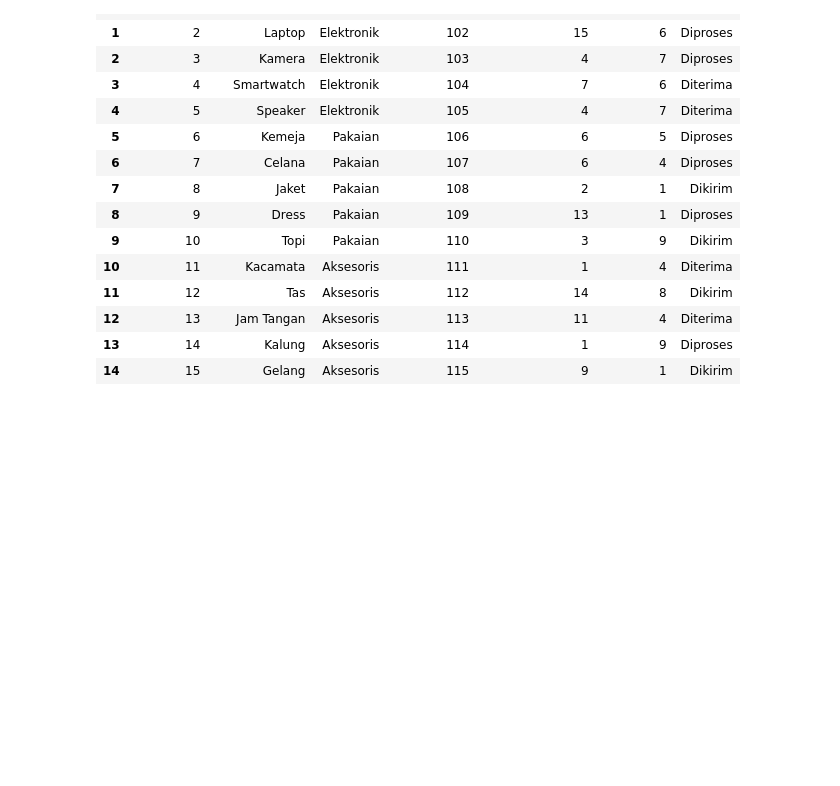
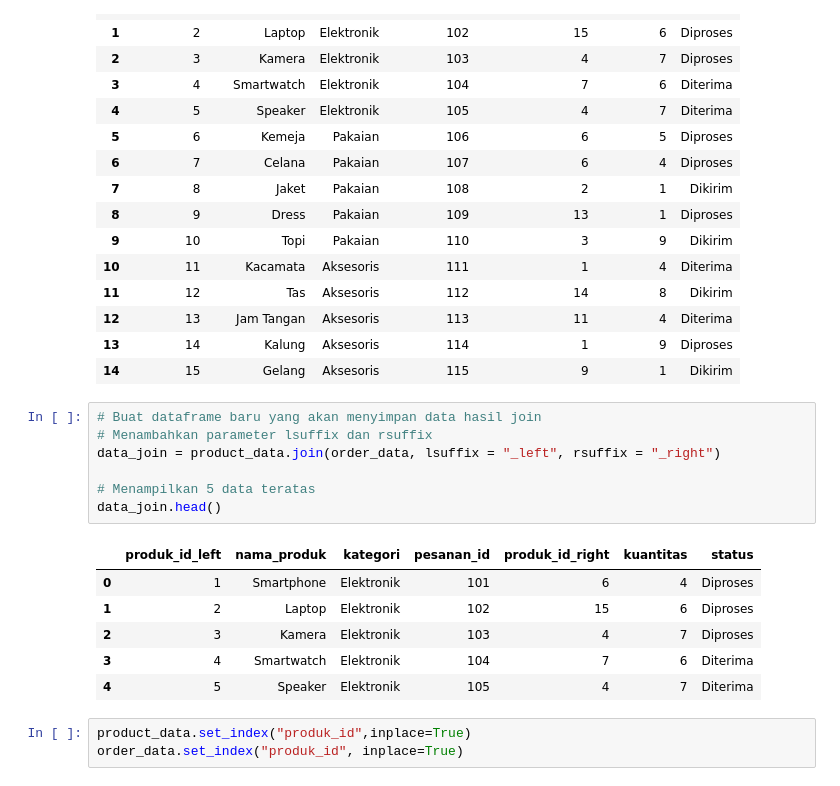
Before and after one commit to atsbitiman/python-data-analysis, a Jupyter notebook: data-manipulation/join/join.ipynb, the cells around one changed output. Drawn from its saved outputs; the diff is of its cells as text; blank space fills up the shorter version.

Commit message:
Menambahkan merge, concat

```diff
--- a/data-manipulation/join/join.ipynb
+++ b/data-manipulation/join/join.ipynb
@@ -78,3 +78,20 @@ data_join
 | 12 | 13 | Jam Tangan | Aksesoris | 113 | 11 | 4 | Diterima |
 | 13 | 14 | Kalung | Aksesoris | 114 | 1 | 9 | Diproses |
 | 14 | 15 | Gelang | Aksesoris | 115 | 9 | 1 | Dikirim |
+# %%
+# Buat dataframe baru yang akan menyimpan data hasil join
+# Menambahkan parameter lsuffix dan rsuffix
+data_join = product_data.join(order_data, lsuffix = "_left", rsuffix = "_right")
+
+# Menampilkan 5 data teratas
+data_join.head()
+# %% [output]
+|  | produk_id_left | nama_produk | kategori | pesanan_id | produk_id_right | kuantitas | status |
+| 0 | 1 | Smartphone | Elektronik | 101 | 6 | 4 | Diproses |
+| 1 | 2 | Laptop | Elektronik | 102 | 15 | 6 | Diproses |
+| 2 | 3 | Kamera | Elektronik | 103 | 4 | 7 | Diproses |
+| 3 | 4 | Smartwatch | Elektronik | 104 | 7 | 6 | Diterima |
+| 4 | 5 | Speaker | Elektronik | 105 | 4 | 7 | Diterima |
+# %%
+product_data.set_index("produk_id",inplace=True)
+order_data.set_index("produk_id", inplace=True)
```
Also changed, not shown: parts of 3 cells of this notebook, 9 other files.
